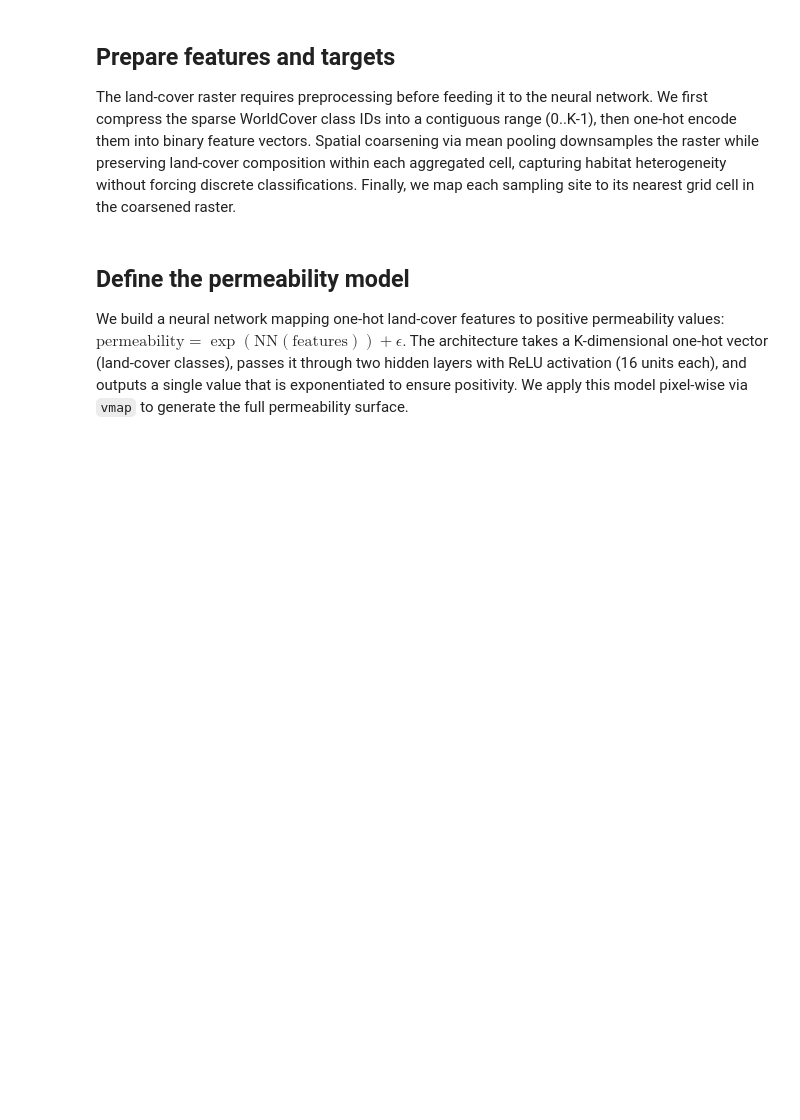
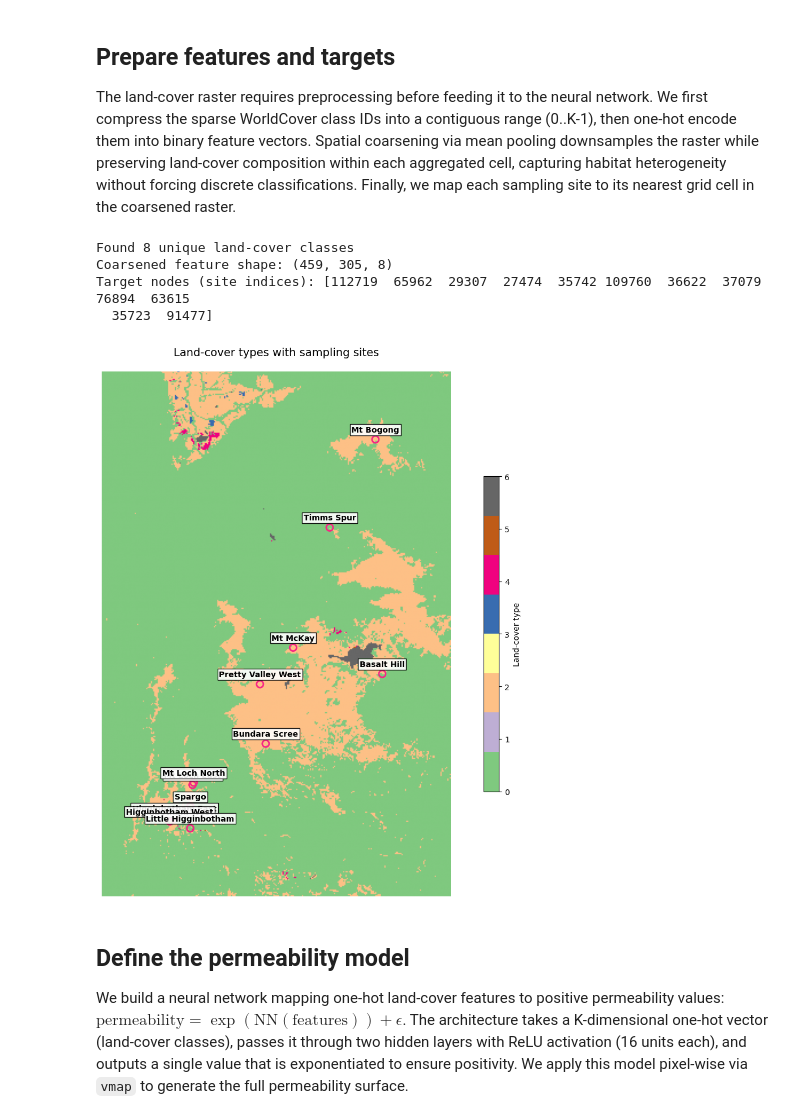
Before and after one commit to vboussange/jaxscape, a Jupyter notebook: docs/examples/inverse_landscape_genetics/inverse_landscape_genetics.ipynb, the cells around one changed output. Drawn from its saved outputs; the diff is of its cells as text; code cells hidden in the pictures; blank space fills up the shorter version.

```diff
--- a/docs/examples/inverse_landscape_genetics/inverse_landscape_genetics.ipynb
+++ b/docs/examples/inverse_landscape_genetics/inverse_landscape_genetics.ipynb
@@ -44,8 +42,8 @@ ModuleNotFoundError: No module named 'rioxarray'
 # %%
 # File paths (adjust to your data location)
 LANDCOVER_PATH = '../data/cesar/landcover_7855.tif'
-SITE_METADATA_PATH = '../data/cesar/cesar_site_metadata.gpkg'
-GENETIC_DISTANCES_PATH = '../data/cesar/cesar_genetic_distances.npy'
+SITE_METADATA_PATH = '../data/cesar/site_metadata.gpkg'
+GENETIC_DISTANCES_PATH = '../data/cesar/genetic_dissimilarity.npy'
 
 # Model configuration
 COARSENING_FACTOR = 10  # Spatial downsampling of feature raster to accelerate computation
@@ -61,7 +59,7 @@ MAX_STEPS = 500  # Maximum optimization iterations
 # Load land-cover raster
 predictor_raster = rioxarray.open_rasterio(
     LANDCOVER_PATH,
-    mask_and_scale=True
+    mask_and_scale=True,
 )
 
 # Load site metadata (geographic locations)
@@ -71,6 +69,6 @@ site_gdf = site_metadata.to_crs(epsg=7855)  # Reproject to Australian GDA2020
 # Load genetic distance matrix
 genetic_distances = np.load(GENETIC_DISTANCES_PATH)
 
-print(f"Land-cover raster shape: {predictor_raster['band_1'].shape}")
+print(f"Predictor raster shape: {predictor_raster.shape}")
 print(f"Number of sites: {len(site_gdf)}")
 print(f"Genetic distance matrix shape: {genetic_distances.shape}")
@@ -116,7 +98,7 @@ def prepare_feature_targets(predictor_raster, site_gdf, coarsening_factor):
         Coarsened feature raster with coordinates
     """
     # Compress WorldCover classes to contiguous IDs
-    raw_band = np.asarray(predictor_raster["band_1"])
+    raw_band = np.asarray(predictor_raster.sel(band=1))
     unique_vals, inverse = np.unique(raw_band.ravel(), return_inverse=True)
     class_ids = inverse.reshape(raw_band.shape).astype(np.int32)
     features_categorical = jnp.array(class_ids).squeeze()
@@ -179,41 +161,52 @@ features_onehot, unique_classes, target_nodes, ref_grid, coarse_feature_da = pre
 )
 
 print(f"Target nodes (site indices): {target_nodes}")
+# %% [output]
+Found 8 unique land-cover classes
+Coarsened feature shape: (459, 305, 8)
+Target nodes (site indices): [112719  65962  29307  27474  35742 109760  36622  37079  76894  63615
+  35723  91477]
 # %%
+from matplotlib.patches import Circle
+
 # Visualize coarsened land-cover with sites
 node_coords = ref_grid.index_to_coord(target_nodes)
 x_indices, y_indices = node_coords[:, 0], node_coords[:, 1]
 
 fig, ax = plt.subplots(figsize=(12, 10))
-ax.imshow(features_onehot.argmax(axis=-1), cmap="tab20")
-ax.scatter(
-    x_indices, y_indices,
-    c="blue",
-    s=150,
-    edgecolor='white',
-    linewidth=2,
-    label="Sites",
-    zorder=10
-)
+im = ax.imshow(features_onehot.argmax(axis=-1), cmap="Accent")
+
+# Add colorbar for land-cover types
+plt.colorbar(im, ax=ax, label="Land-cover type", shrink=0.6)
 
 # Annotate sites
 for xi, yi, name in zip(x_indices, y_indices, site_gdf["site_name"].values):
+    circle = Circle(
+        (int(xi), int(yi)),
+        radius=3,
+        fill=False,
+        edgecolor='#f72585',
+        linewidth=2,
+    )
+    ax.add_patch(circle)
+
     ax.text(
         int(xi), int(yi) - 5,
         str(name),
         color="black",
         fontsize=10,
         fontweight='bold',
         ha="center",
         va="bottom",
         bbox=dict(facecolor="white", alpha=0.9, edgecolor="black", pad=2),
     )
 
-ax.set_title("Coarsened Land-Cover with Site Locations", fontsize=14, pad=20)
-ax.legend(loc='upper right', fontsize=12)
+ax.set_title("Land-cover types with sampling sites", fontsize=14, pad=20)
 ax.axis('off')
 plt.tight_layout()
 plt.show()
+# %% [output]
+[figure, added]
 # %% [markdown]
 ## Define the permeability model
 
```
Also changed, not shown: parts of 14 cells of this notebook, 3 other files.
